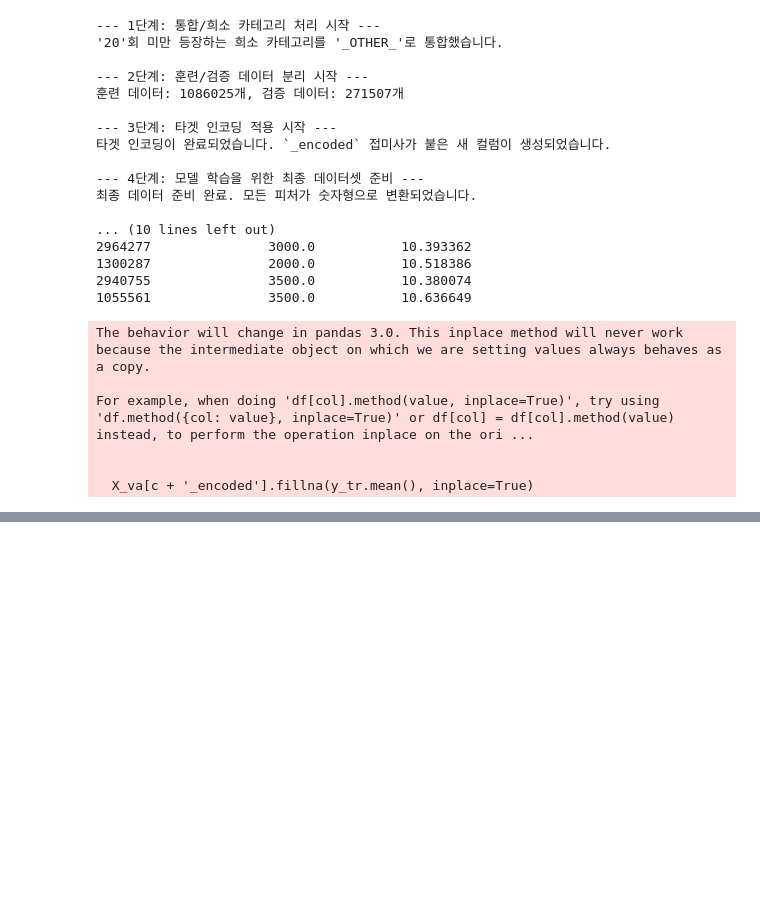
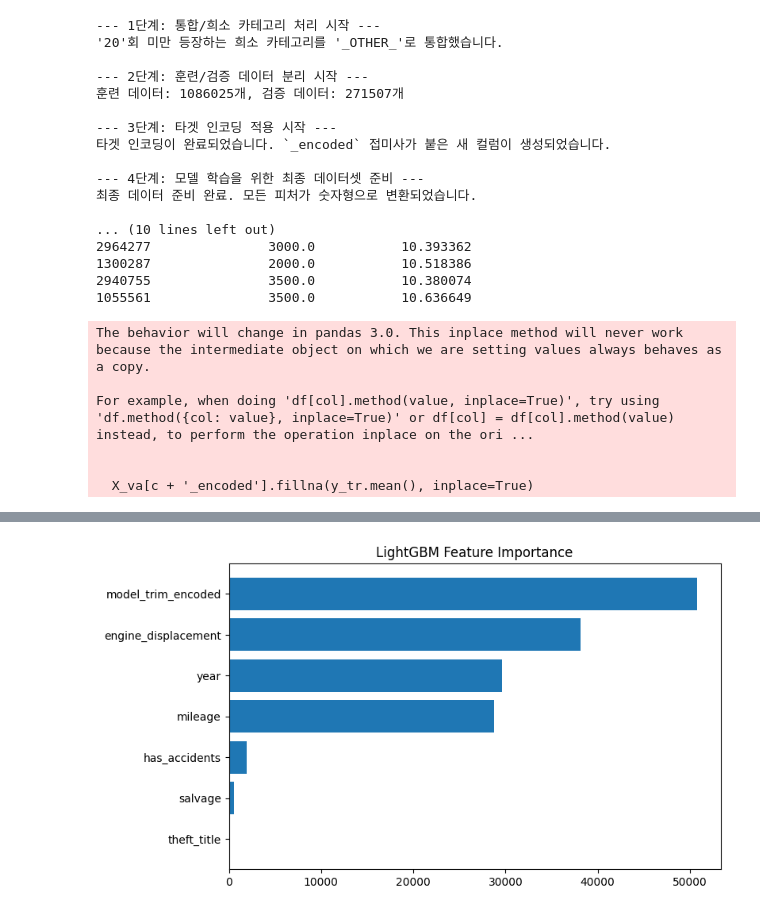
Before and after one commit to jk23399/car-price-predictor, a Jupyter notebook: notebooks/eda_cargurus.ipynb, the cells around one changed output, grey strips where cells are left out. Cells and saved outputs as stored; diff of their text form; code cells hidden in the pictures; blank space fills up the shorter version.

```diff
--- a/notebooks/eda_cargurus.ipynb
+++ b/notebooks/eda_cargurus.ipynb
@@ -527,0 +755,17 @@ NameError: name 'X' is not defined
+# %%
+import matplotlib.pyplot as plt
+
+# importance by split or gain
+importance = model.feature_importances_
+feat_names = model_columns  # artifacts에서 가져온 컬럼 순서
+
+imp_df = pd.DataFrame({"feature": feat_names, "importance": importance})
+imp_df = imp_df.sort_values(by="importance", ascending=False)
+
+plt.figure(figsize=(8,5))
+plt.barh(imp_df["feature"], imp_df["importance"])
+plt.gca().invert_yaxis()
+plt.title("LightGBM Feature Importance")
+plt.show()
+# %% [output]
+[figure, added]
```
Also changed, not shown: parts of 5 cells of this notebook, 10 other files.
